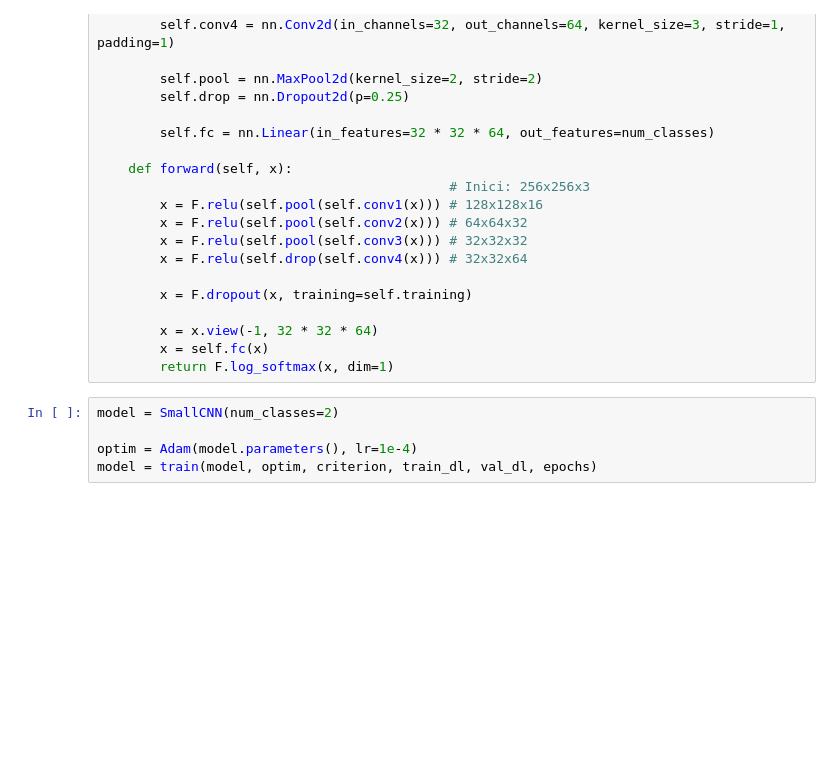
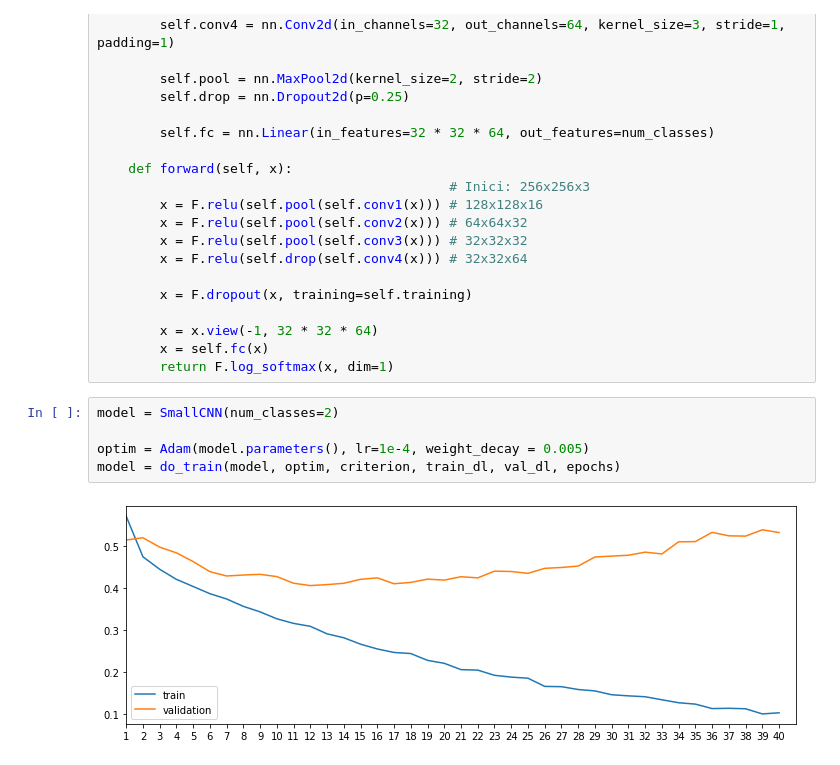
Before and after one commit to Fufuffu/aa_2324, a Jupyter notebook: Practica2/SolucioP2.ipynb, the cells around one changed output. Cells and saved outputs as stored; diff of their text form; blank space fills up the shorter version.

```diff
--- a/Practica2/SolucioP2.ipynb
+++ b/Practica2/SolucioP2.ipynb
@@ -572,5 +582,7 @@ class SmallCNN(nn.Module):
 # %%
 model = SmallCNN(num_classes=2)
 
-optim = Adam(model.parameters(), lr=1e-4)
-model = train(model, optim, criterion, train_dl, val_dl, epochs)
+optim = Adam(model.parameters(), lr=1e-4, weight_decay = 0.005)
+model = do_train(model, optim, criterion, train_dl, val_dl, epochs)
+# %% [output]
+[figure, added]
```
Also changed, not shown: parts of 49 cells of this notebook, 9 other files.
